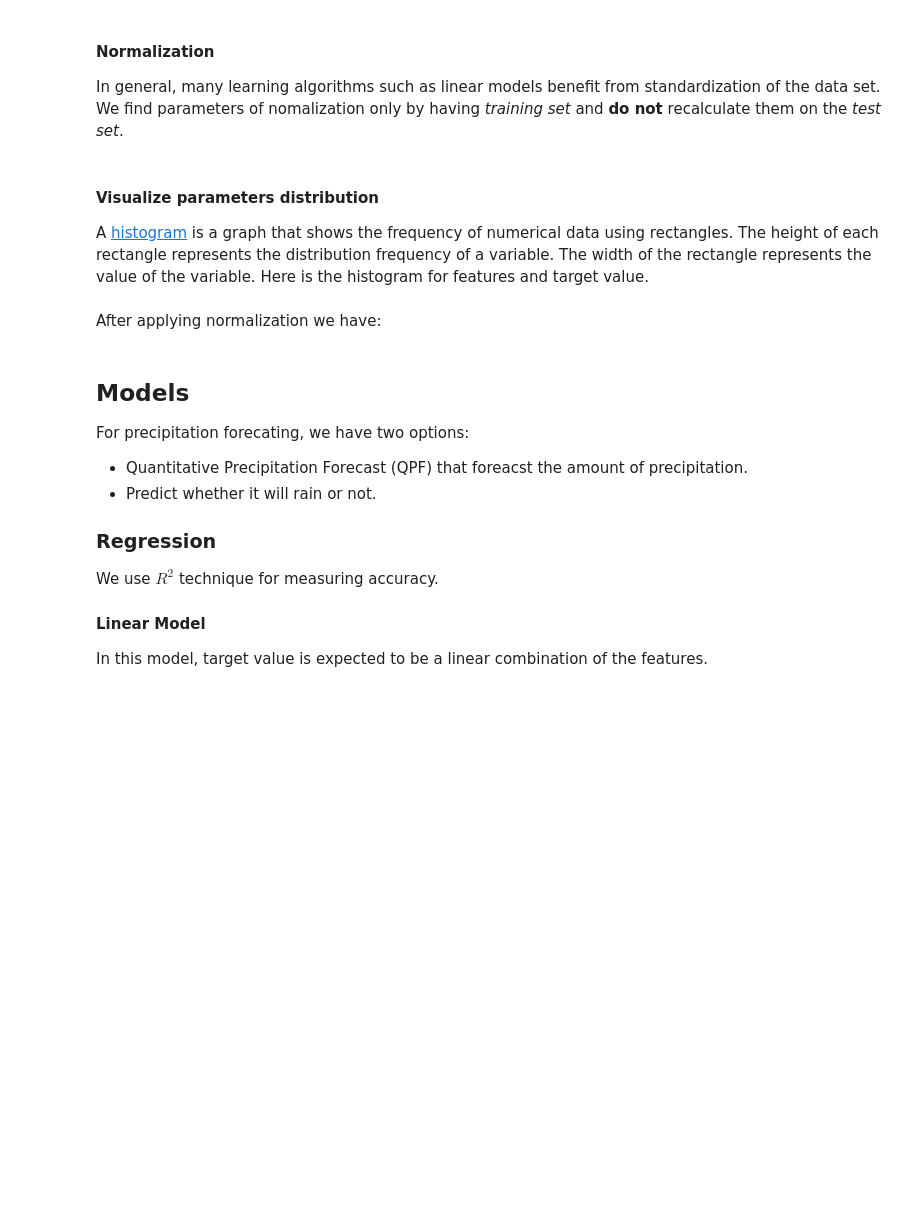
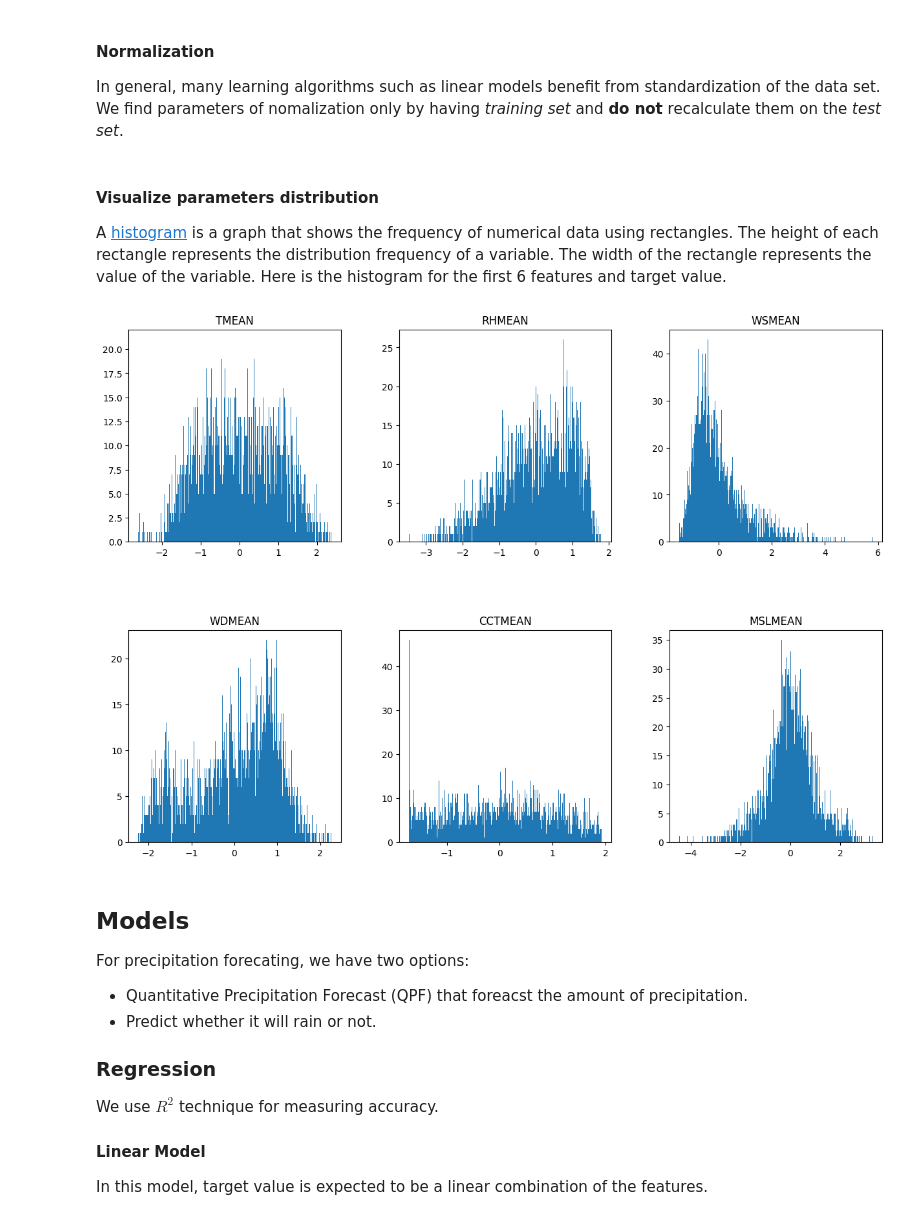
Before and after one commit to fraxea/weather, a Jupyter notebook: report.ipynb, the cells around one changed output. Cells and saved outputs as stored; diff of their text form; code cells hidden in the pictures; blank space fills up the shorter version.

```diff
--- a/report.ipynb
+++ b/report.ipynb
@@ -70,4 +94,4 @@ We find parameters of nomalization only by having *training set* and **do not**
 X_train_std, X_test_std = normalization(X_train, X_test)
 # %% [markdown]
 #### Visualize parameters distribution
-A [histogram](https://www.investopedia.com/terms/h/histogram.asp#:~:text=A%20histogram%20is%20a%20graph,how%20often%20that%20variable%20appears) is a graph that shows the frequency of numerical data using rectangles. The height of each rectangle represents the distribution frequency of a variable. The width of the rectangle represents the value of the variable. Here is the histogram for features and target value.
+A [histogram](https://www.investopedia.com/terms/h/histogram.asp#:~:text=A%20histogram%20is%20a%20graph,how%20often%20that%20variable%20appears) is a graph that shows the frequency of numerical data using rectangles. The height of each rectangle represents the distribution frequency of a variable. The width of the rectangle represents the value of the variable. Here is the histogram for the first 6 features and target value.
@@ -76,2 +97,0 @@ show_histogram(X_test)
-# %% [markdown]
-After applying normalization we have:
@@ -80,3 +98,7 @@ show_histogram(X_test_std)
+# %%
+show_histogram(X_train_std, titles=X_train.columns)
+# %% [output]
+[figure, added]
 # %% [markdown]
 ## Models
 For precipitation forecating, we have two options:
```
Also changed, not shown: parts of 10 cells of this notebook, 5 other files.
